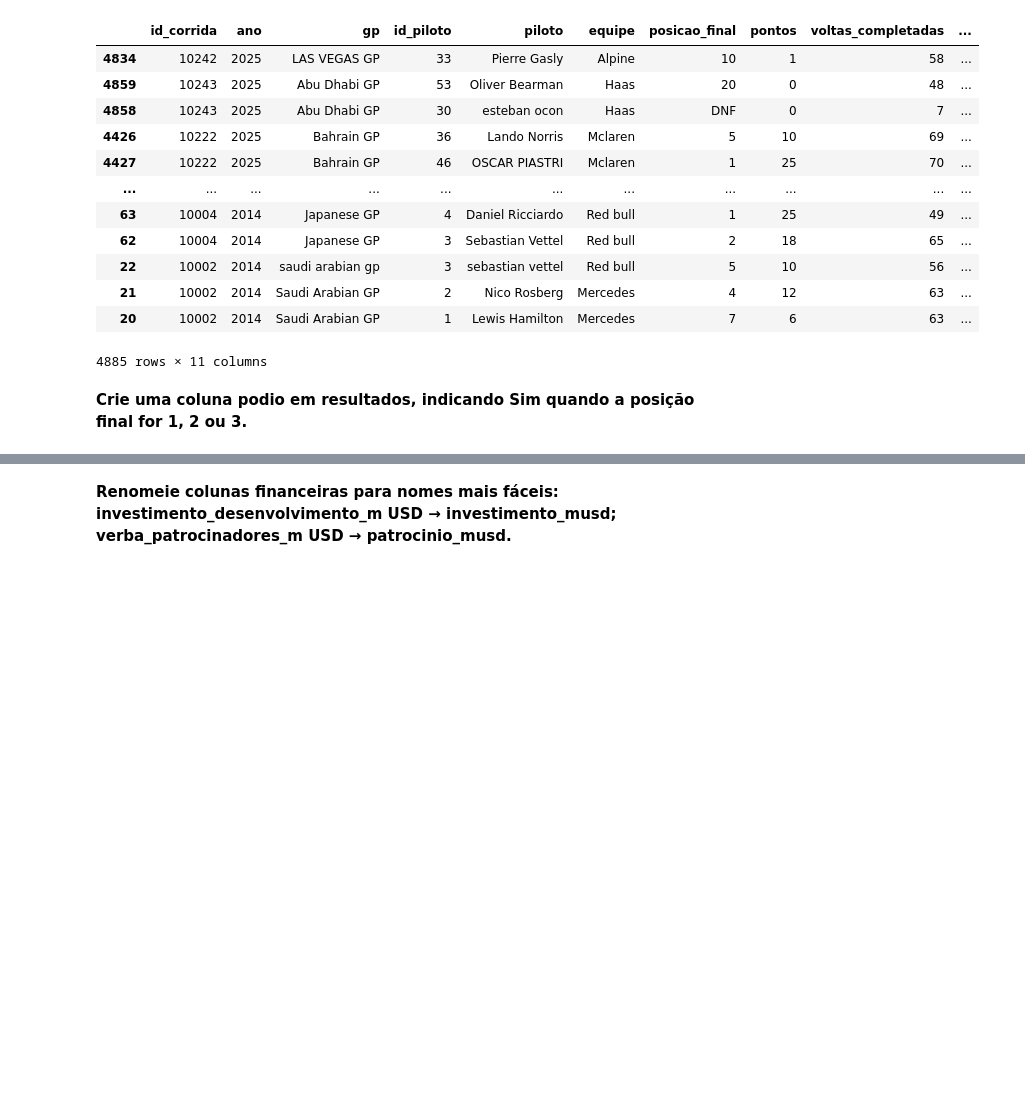
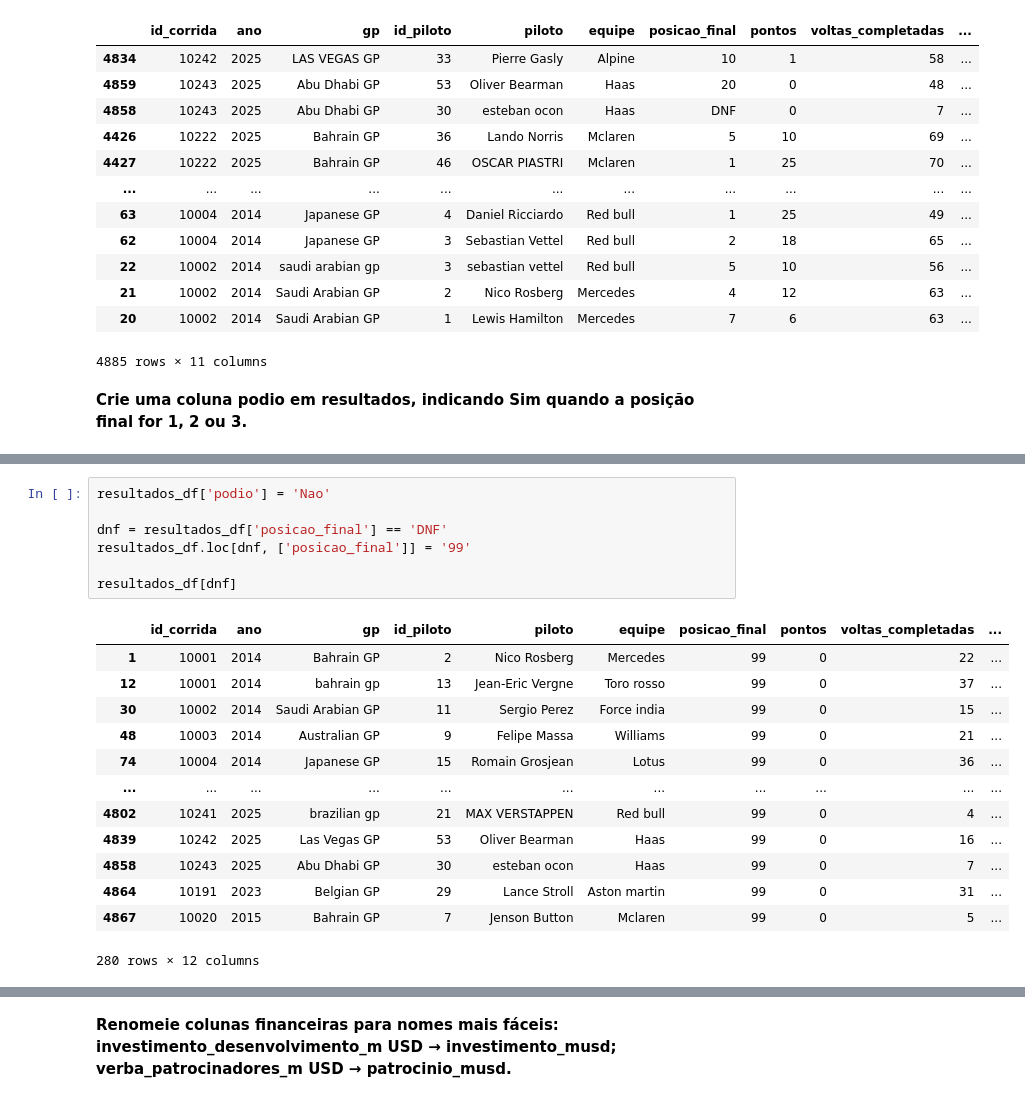
Before and after one commit to Somutt/revisao_py, a Jupyter notebook: 02_data_analysis/pandas_f1.ipynb, the cells around one changed output, grey strips where cells are left out. Drawn from its saved outputs; the diff is of its cells as text; blank space fills up the shorter version.

Commit message:
chore (data_analysis): finalizacao selecao, filtragem e ordenacao

```diff
--- a/02_data_analysis/pandas_f1.ipynb
+++ b/02_data_analysis/pandas_f1.ipynb
@@ -625,0 +644,21 @@ resultados_df.loc[res_ano_desc]
+# %%
+resultados_df['podio'] = 'Nao'
+
+dnf = resultados_df['posicao_final'] == 'DNF'
+resultados_df.loc[dnf, ['posicao_final']] = '99'
+
+resultados_df[dnf]
+# %% [output]
+|  | id_corrida | ano | gp | id_piloto | piloto | equipe | posicao_final | pontos | voltas_completadas | ... |
+| 1 | 10001 | 2014 | Bahrain GP | 2 | Nico Rosberg | Mercedes | 99 | 0 | 22 | ... |
+| 12 | 10001 | 2014 | bahrain gp | 13 | Jean-Eric Vergne | Toro rosso | 99 | 0 | 37 | ... |
+| 30 | 10002 | 2014 | Saudi Arabian GP | 11 | Sergio Perez | Force india | 99 | 0 | 15 | ... |
+| 48 | 10003 | 2014 | Australian GP | 9 | Felipe Massa | Williams | 99 | 0 | 21 | ... |
+| 74 | 10004 | 2014 | Japanese GP | 15 | Romain Grosjean | Lotus | 99 | 0 | 36 | ... |
+| ... | ... | ... | ... | ... | ... | ... | ... | ... | ... | ... |
+| 4802 | 10241 | 2025 | brazilian gp | 21 | MAX VERSTAPPEN | Red bull | 99 | 0 | 4 | ... |
+| 4839 | 10242 | 2025 | Las Vegas GP | 53 | Oliver Bearman | Haas | 99 | 0 | 16 | ... |
+| 4858 | 10243 | 2025 | Abu Dhabi GP | 30 | esteban ocon | Haas | 99 | 0 | 7 | ... |
+| 4864 | 10191 | 2023 | Belgian GP | 29 | Lance Stroll | Aston martin | 99 | 0 | 31 | ... |
+| 4867 | 10020 | 2015 | Bahrain GP | 7 | Jenson Button | Mclaren | 99 | 0 | 5 | ... |
+280 rows × 12 columns
```
Also changed, not shown: parts of 6 cells of this notebook.
